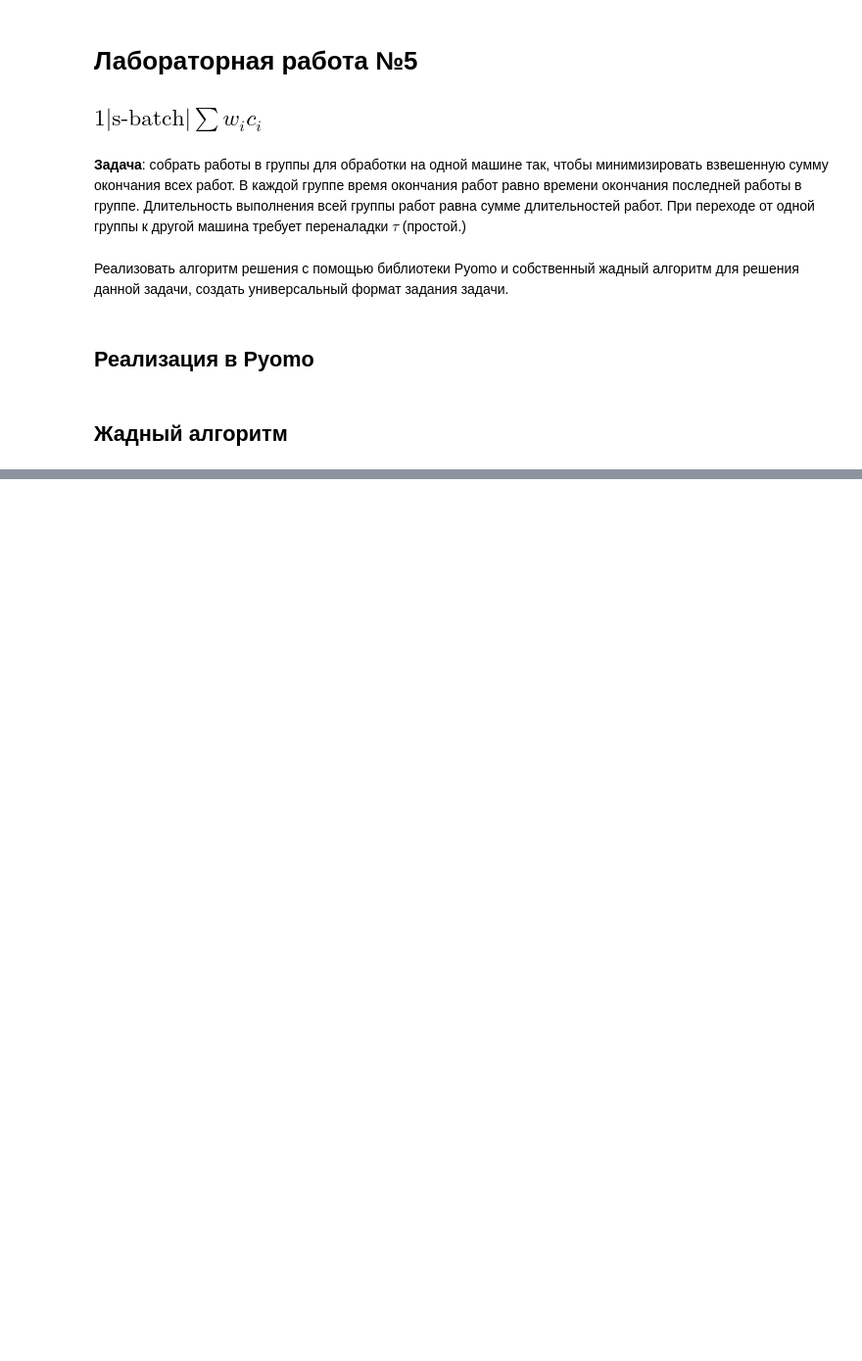
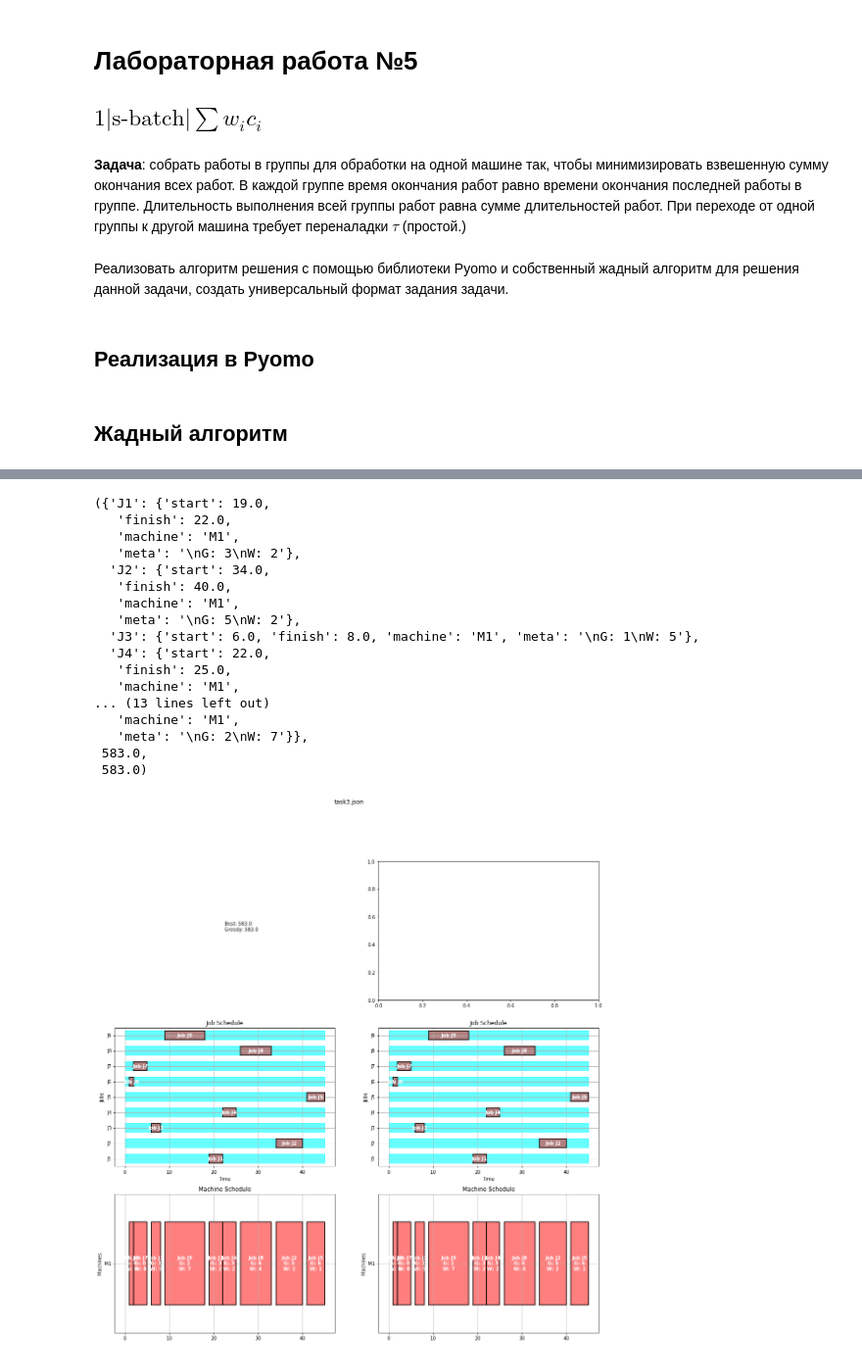
Before and after one commit to Igor743646/Optimization-Methods, a Jupyter notebook: Lab5/Lab5.ipynb, the cells around one changed output, grey strips where cells are left out. Shown at 98% size. Cells and saved outputs as stored; diff of their text form; code cells hidden in the pictures; blank space fills up the shorter version.

```diff
--- a/Lab5/Lab5.ipynb
+++ b/Lab5/Lab5.ipynb
@@ -76,7 +76,7 @@ def Gantt(JOBS, SCHEDULE={}, ax1=None, ax2=None):
             ax2.fill_between([x,y],[idx-bw,idx-bw],[idx+bw,idx+bw], color='red', alpha=0.5)
             ax2.plot([x,y,y,x,x], [idx-bw,idx-bw,idx+bw,idx+bw,idx-bw],color='k')
             ax2.text((SCHEDULE[j]['start'] + SCHEDULE[j]['finish'])/2.0,idx,
-                'Job ' + j, color='white', weight='bold',
+                'Job ' + j + SCHEDULE[j]['meta'], color='white', weight='bold',
                 horizontalalignment='center', verticalalignment='center')
         ax2.set_xlim(xlim)
         ax2.set_ylim(-0.5, len(MACHINES)-0.5)
@@ -199,25 +188,25 @@ def Test(name, verbose = False):
     #Задание словаря работ
     JOBS = DATA["JOBS"]
 
-    MACHINES = [f"G{i}" for i in range(len(JOBS)-3)]
+    MACHINES = [f"G{i}" for i in range(len(JOBS))]
     TAU = DATA["TAU"]
 
     SCHEDULE1, MODEL = ScheduleMachines(JOBS.copy(), MACHINES, TAU)
 #     SCHEDULE2 = Solve(JOBS.copy(), MACHINES)
 
 #     if not verbose:
-    fig, ax = plt.subplots(3, 2, figsize=(15,18))
+    fig, ax = plt.subplots(3, 2, figsize=(18,18))
     fig.suptitle(f"{name}")
     ax[0][0].get_xaxis().set_visible(False)
     ax[0][0].get_yaxis().set_visible(False)
     ax[0][0].set_axis_off()
-    ax[0][0].text(0.5, 0.5, f"Best: {Kpi(JOBS, SCHEDULE1)['AE due']}\n"
-                 f"Greedy: {Kpi(JOBS, SCHEDULE1)['AE due']}")
+    ax[0][0].text(0.5, 0.5, f"Best: {MODEL.OBJ()}\n"
+                 f"Greedy: {MODEL.OBJ()}")
 
     Gantt(JOBS, SCHEDULE1, ax[1][0], ax[2][0])
     Gantt(JOBS, SCHEDULE1, ax[1][1], ax[2][1])
 
-    return SCHEDULE1, Kpi(JOBS, SCHEDULE1)['AE due'], Kpi(JOBS, SCHEDULE1)['AE due']
+    return SCHEDULE1, MODEL.OBJ(), MODEL.OBJ()
 # %%
 # WriteJson(script.create_task(6, 3, 8, 0, 7))
 Test("task1.json")
@@ -244,0 +247,21 @@ Test("task2.json")
+# %%
+Test("task3.json")
+# %% [output]
+({'J1': {'start': 19.0,
+   'finish': 22.0,
+   'machine': 'M1',
+   'meta': '\nG: 3\nW: 2'},
+  'J2': {'start': 34.0,
+   'finish': 40.0,
+   'machine': 'M1',
+   'meta': '\nG: 5\nW: 2'},
+  'J3': {'start': 6.0, 'finish': 8.0, 'machine': 'M1', 'meta': '\nG: 1\nW: 5'},
+  'J4': {'start': 22.0,
+   'finish': 25.0,
+   'machine': 'M1',
+... (13 lines left out)
+   'machine': 'M1',
+   'meta': '\nG: 2\nW: 7'}},
+ 583.0,
+ 583.0)
+[figure, added]
```
Also changed, not shown: parts of 3 cells of this notebook, 3 other files.
